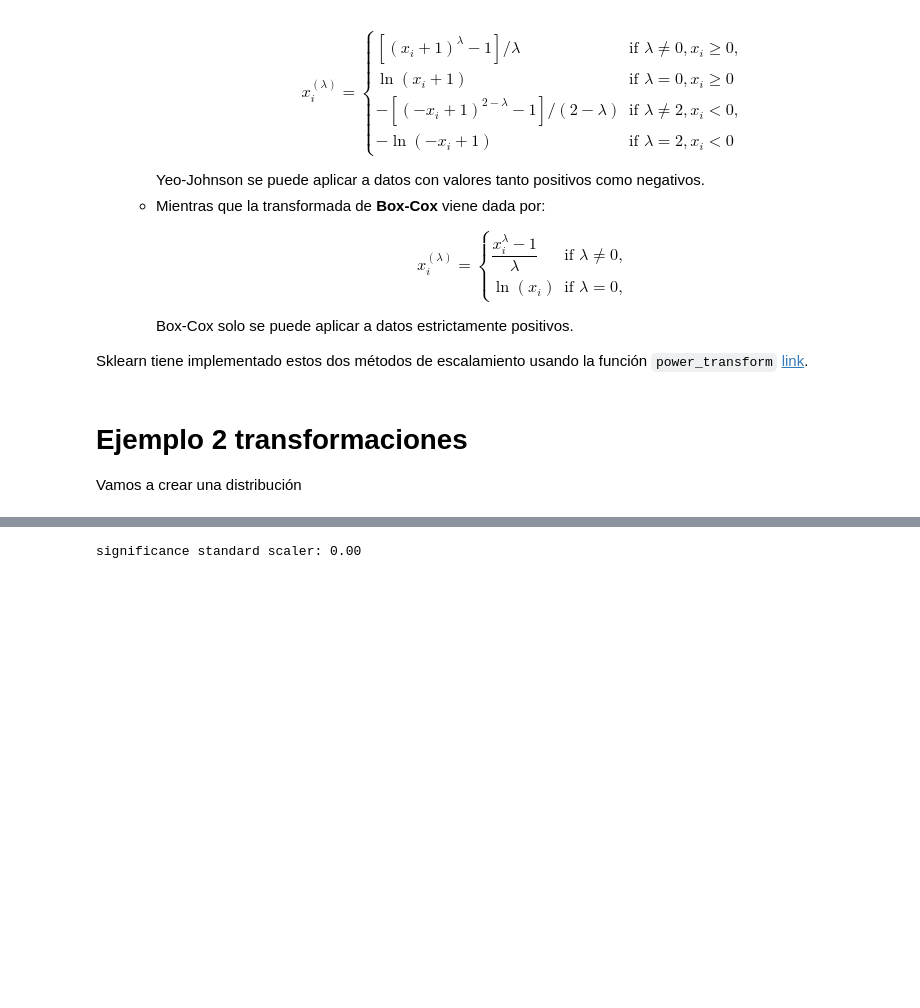
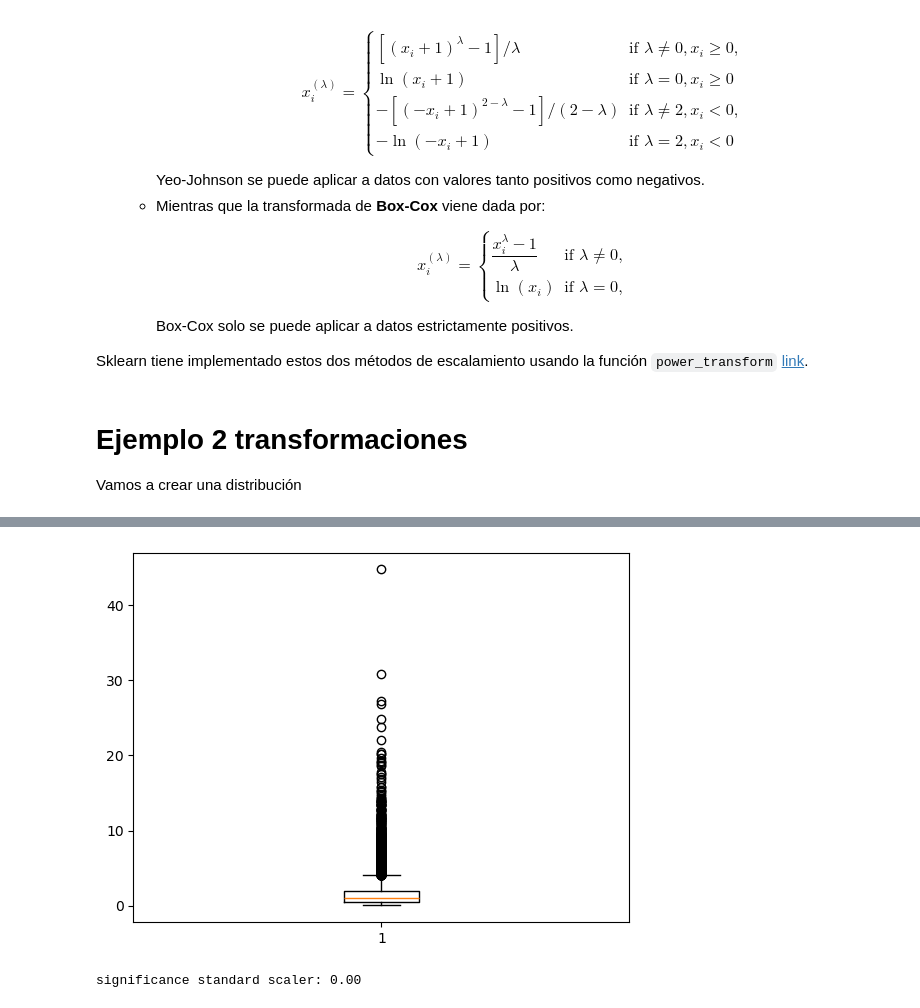
Before and after one commit to ChristaBarrios/MPST-2024-I, a Jupyter notebook: TEMA-1/Clase6_PreparacionDatosModelosPronostico.ipynb, the cells around one changed output, grey strips where cells are left out. Cells and saved outputs as stored; diff of their text form; code cells hidden in the pictures; blank space fills up the shorter version.

```diff
--- a/TEMA-1/Clase6_PreparacionDatosModelosPronostico.ipynb
+++ b/TEMA-1/Clase6_PreparacionDatosModelosPronostico.ipynb
@@ -649,3 +703,8 @@ plt.xlabel("value range");
+# %%
+plt.boxplot(vals)
+plt.show()
+# %% [output]
+[figure, added]
 # %%
 from sklearn.preprocessing import MinMaxScaler
 from sklearn.preprocessing import StandardScaler
```
Also changed, not shown: parts of 29 cells of this notebook, 1 other file.
